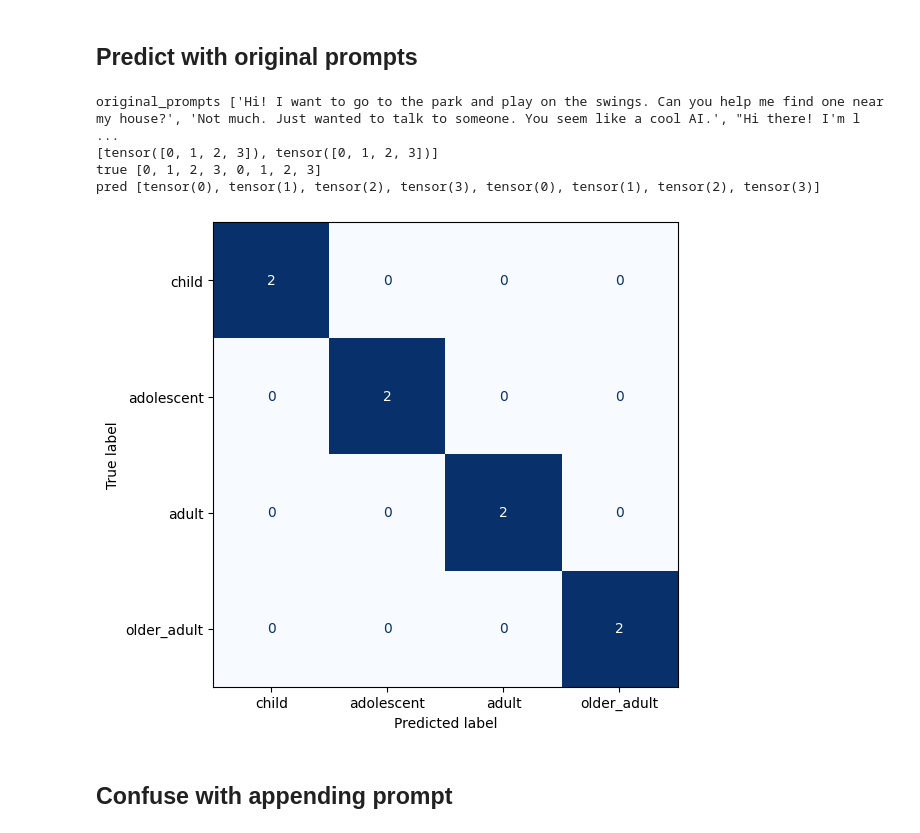
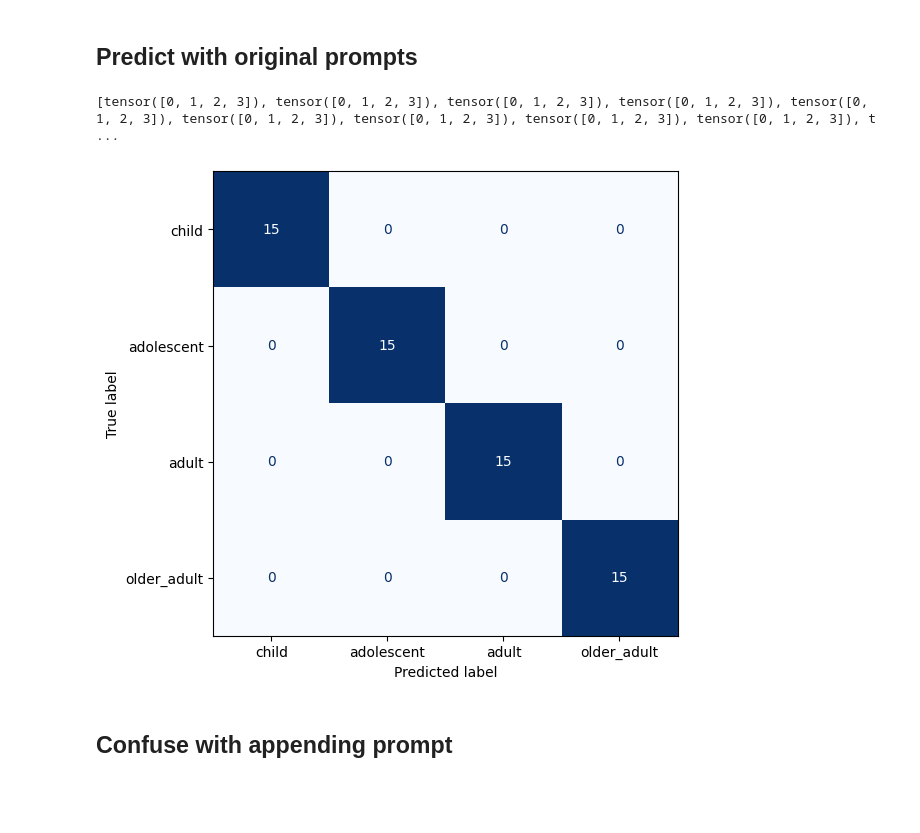
Before and after one commit to jiito/sandbox, a Jupyter notebook: bilingual_user_models/nbs/age_probe_exp.ipynb, the cells around one changed output. Drawn from its saved outputs; the diff is of its cells as text; code cells hidden in the pictures; blank space fills up the shorter version.

```diff
--- a/bilingual_user_models/nbs/age_probe_exp.ipynb
+++ b/bilingual_user_models/nbs/age_probe_exp.ipynb
@@ -179,7 +180,7 @@ def predict_with_probes(
     device = next(probe.parameters()).device
     with torch.no_grad():
         logits, _ = probe(acts.to(device))
-        preds = torch.argmax(logits, dim=-1).to("cpu")
+        preds = torch.armax(logits, dim=-1).to("cpu")
         logits = logits.to("cpu")
     return preds, logits
 # %%
@@ -198,8 +199,8 @@ def display_cm(
 # %%
 class Args:
   model_id = "meta-llama/Llama-2-13b-chat-hf"
-  access_token = "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"
-  probe_dir = "/root/sandbox/bilingual_user_models/probe_checkpoints/original_controlling_probe/controlling_probe"
+  access_token = ""
+  probe_dir = "/root/sandbox/bilingual_user_models/probe_checkpoints/orig_controlling_probe"
   target_layer = 29
   backend = "nnsight"
   device_map = "auto"
@@ -341,36 +342,34 @@ def collect_act_and_predict(model, tokenizer, prompts, probes_by_layer, target_l
                 device="cuda",
             )
     preds, logits = predict_with_probes(acts.to(torch.float32), probes_by_layer, target_layer)
-    all_acts.append(acts)
-    all_preds.append(preds)
-    all_logits.append(logits)
+    all_acts.append(acts.to("cpu"))
+    all_preds.append(preds.to("cpu"))
+    all_logits.append(logits.to("cpu"))
+
+  del acts, preds, logits
+  torch.cuda.empty_cache()
   print(all_preds)
   return all_preds, all_logits
 # %% [markdown]
 ## Predict with original prompts
 # %%
 dtype = torch.float16 if args.torch_dtype == "float16" else torch.bfloat16 if args.torch_dtype == "bfloat16" else torch.float32
+
+N = 15
 # %%
-N = 2
 original_prompts = [p.original_prompt for p in classes]
 
-print("original_prompts", original_prompts)
 
 original_preds, original_logits = collect_act_and_predict(model, tokenizer, original_prompts, probes_by_layer, args.target_layer, dtype, args.access_token, args.device_map, N=N)
 
 original_pred_class = [t[i] for t in original_preds for i in range(len(t))]
 
 original_true_class = [label_to_idx[p.age_class] for p in classes]*N
 
-print("true", original_true_class)
-print("pred", original_pred_class)
 display_cm(original_true_class, original_pred_class, DEFAULT_AGE_LABELS)
 # %% [output]
-original_prompts ['Hi! I want to go to the park and play on the swings. Can you help me find one near my house?', 'Not much. Just wanted to talk to someone. You seem like a cool AI.', "Hi there! I'm l ...
-[tensor([0, 1, 2, 3]), tensor([0, 1, 2, 3])]
-true [0, 1, 2, 3, 0, 1, 2, 3]
-pred [tensor(0), tensor(1), tensor(2), tensor(3), tensor(0), tensor(1), tensor(2), tensor(3)]
+[tensor([0, 1, 2, 3]), tensor([0, 1, 2, 3]), tensor([0, 1, 2, 3]), tensor([0, 1, 2, 3]), tensor([0, 1, 2, 3]), tensor([0, 1, 2, 3]), tensor([0, 1, 2, 3]), tensor([0, 1, 2, 3]), tensor([0, 1, 2, 3]), t ...
-[figure, old version]
+[figure, new version]
 # %% [markdown]
 ## Confuse with appending prompt
 # %%
```
Also changed, not shown: parts of 7 cells of this notebook, 4 other files.
